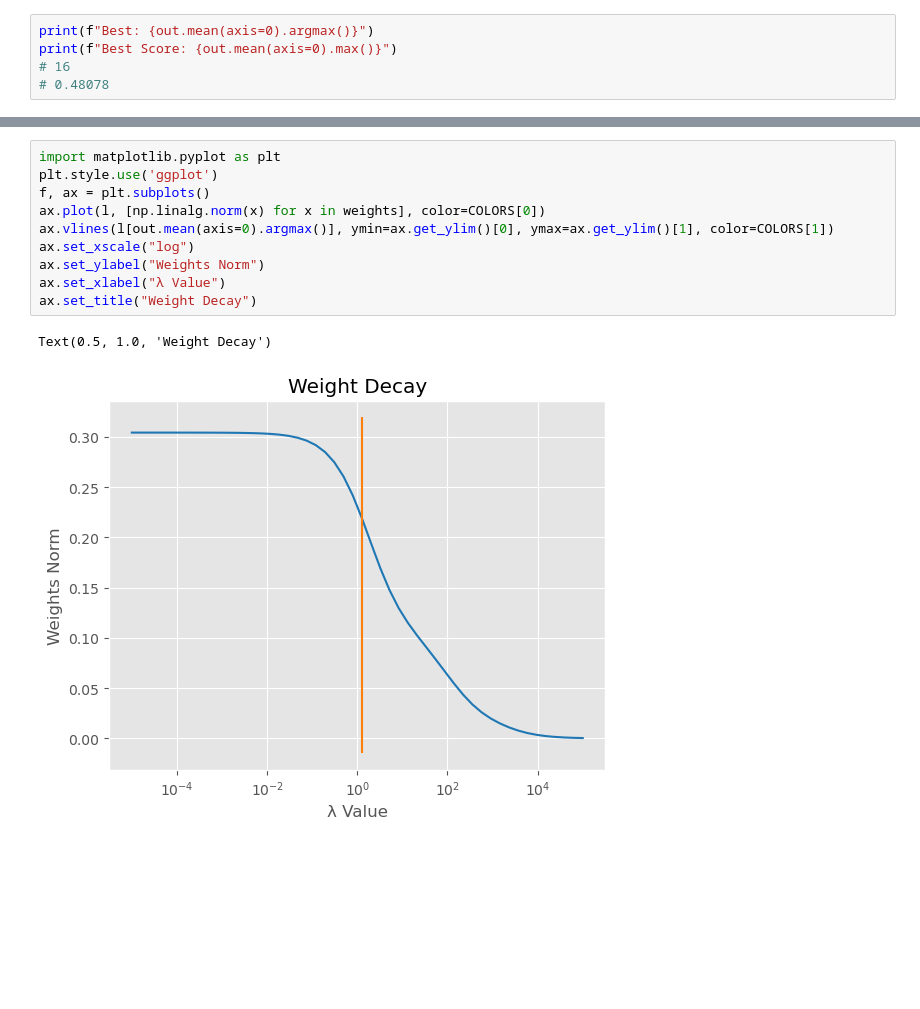
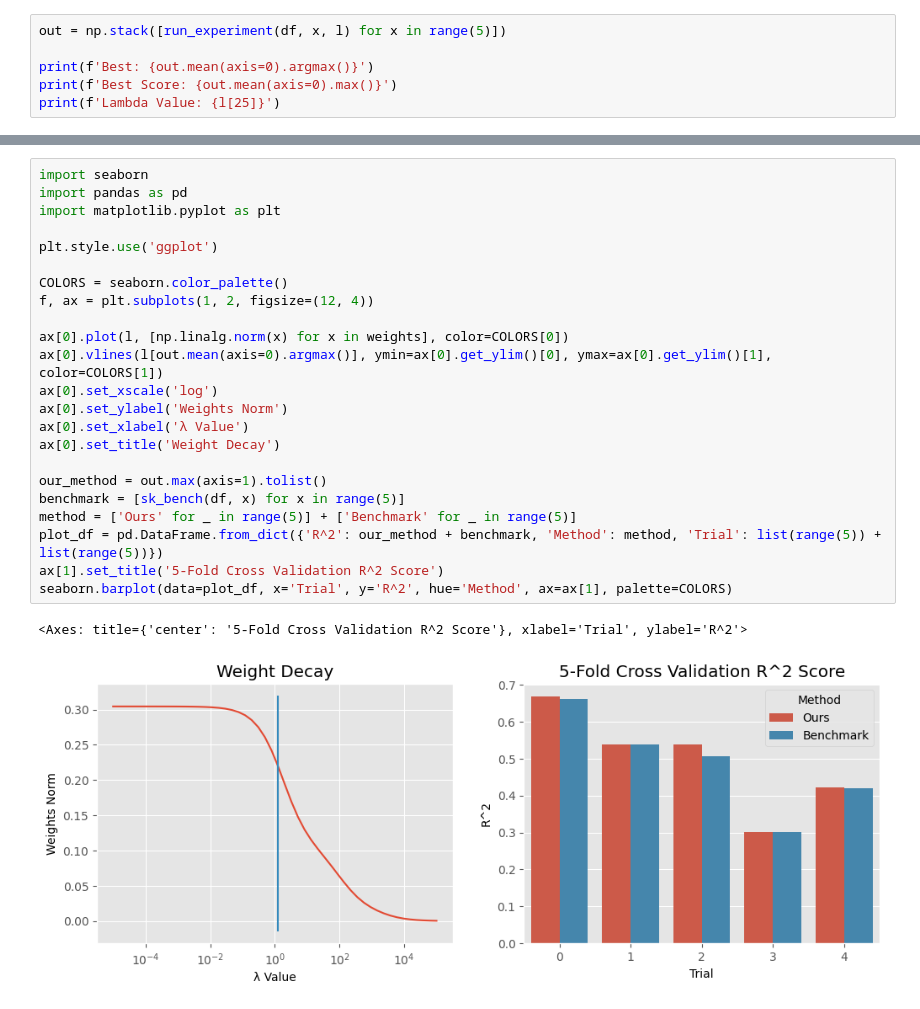
Before and after one commit to sbracellari/csi-6160, a Jupyter notebook: hw3.ipynb, the cells around one changed output, grey strips where cells are left out. Drawn from its saved outputs; the diff is of its cells as text; blank space fills up the shorter version.

```diff
--- a/hw3.ipynb
+++ b/hw3.ipynb
@@ -99,7 +122,8 @@ out.shape
 # %%
-print(f"Best: {out.mean(axis=0).argmax()}")
-print(f"Best Score: {out.mean(axis=0).max()}")
-# 16
-# 0.48078
+out = np.stack([run_experiment(df, x, l) for x in range(5)])
+
+print(f'Best: {out.mean(axis=0).argmax()}')
+print(f'Best Score: {out.mean(axis=0).max()}')
+print(f'Lambda Value: {l[25]}')
 # %% [output]
 Best: 25
@@ -116,13 +139,26 @@ COLORS = seaborn.color_palette()
 # %%
+import seaborn
+import pandas as pd
 import matplotlib.pyplot as plt
+
 plt.style.use('ggplot')
-f, ax = plt.subplots()
-ax.plot(l, [np.linalg.norm(x) for x in weights], color=COLORS[0])
-ax.vlines(l[out.mean(axis=0).argmax()], ymin=ax.get_ylim()[0], ymax=ax.get_ylim()[1], color=COLORS[1])
-ax.set_xscale("log")
-ax.set_ylabel("Weights Norm")
-ax.set_xlabel("λ Value")
-ax.set_title("Weight Decay")
+
+COLORS = seaborn.color_palette()
+f, ax = plt.subplots(1, 2, figsize=(12, 4))
+
+ax[0].plot(l, [np.linalg.norm(x) for x in weights], color=COLORS[0])
+ax[0].vlines(l[out.mean(axis=0).argmax()], ymin=ax[0].get_ylim()[0], ymax=ax[0].get_ylim()[1], color=COLORS[1])
+ax[0].set_xscale('log')
+ax[0].set_ylabel('Weights Norm')
+ax[0].set_xlabel('λ Value')
+ax[0].set_title('Weight Decay')
+
+our_method = out.max(axis=1).tolist()
+benchmark = [sk_bench(df, x) for x in range(5)]
+method = ['Ours' for _ in range(5)] + ['Benchmark' for _ in range(5)]
+plot_df = pd.DataFrame.from_dict({'R^2': our_method + benchmark, 'Method': method, 'Trial': list(range(5)) + list(range(5))})
+ax[1].set_title('5-Fold Cross Validation R^2 Score')
+seaborn.barplot(data=plot_df, x='Trial', y='R^2', hue='Method', ax=ax[1], palette=COLORS)
 # %% [output]
-Text(0.5, 1.0, 'Weight Decay')
+<Axes: title={'center': '5-Fold Cross Validation R^2 Score'}, xlabel='Trial', ylabel='R^2'>
-[figure, old version]
+[figure, new version]
```
Also changed, not shown: parts of 15 cells of this notebook.
